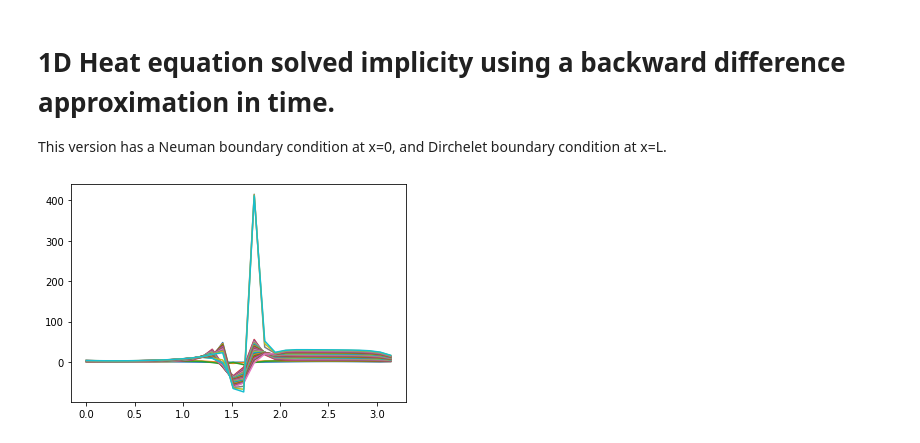
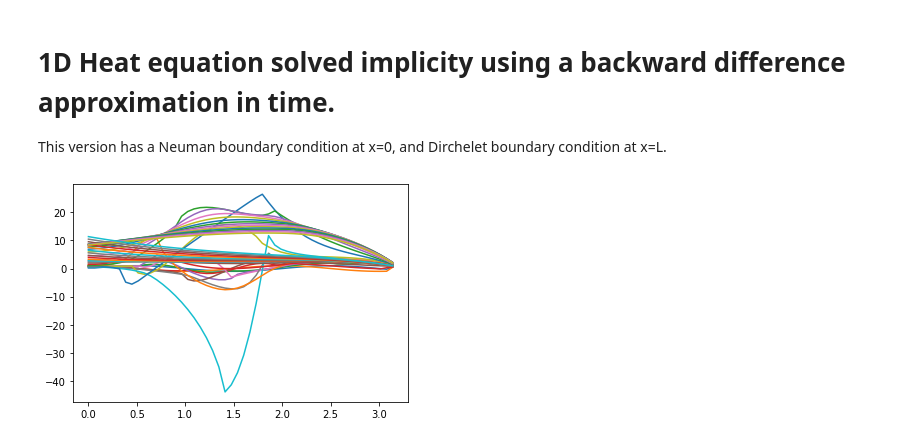
Before and after one commit to Sar314/1D_heat_eqn, a Jupyter notebook: heat_equn_BD_chi(x).ipynb, the cells around one changed output. Cells and saved outputs as stored; diff of their text form; code cells hidden in the pictures.

```diff
--- a/heat_equn_BD_chi(x).ipynb
+++ b/heat_equn_BD_chi(x).ipynb
@@ -24,15 +27,25 @@ t_bound2 = 1   # constant value of the dU(0,t)/dx for Neuman Condition
 x = np.linspace(0,L,N)
 t = np.linspace(0,T,M)
 # %%
-# Initial condition
+# Initial conditions for U
 u_0 = np.zeros((N,1), dtype=float)
 
 for i in range(N):
   u_0[i] = np.sin(np.pi*x[i])
 
 # Boundary Conditions just for initial u, the rest are included in the matrix equation below
-u_0[-1] = t_bound1   # Dirchelet
 u_0[0] = u_0[1]      # Neuman
+u_0[-1] = t_bound2   # Dirchelet
+# %%
+# Initial conditions for n
+n_0 = np.zeros((N,1), dtype=float)
+
+for i in range(N):
+  n_0[i] = np.cos(np.pi*x[i])
+
+# Boundary Conditions just for initial u, the rest are included in the matrix equation below
+n_0[0] = n_0[1]      # Neuman
+n_0[-1] = t_bound4   # Dirchelet
 # %%
 ############################# Source ###############################
 def S(x):                                 # Gaussian Source
@@ -50,61 +63,112 @@ for i in range(N):
 ####################################################################
 # %%
 # Heat equation in terms of approximations with boundary conditions
+
 # reseting u_0 for each run
 for i in range(N):
   u_0[i] = np.sin(np.pi*x[i])
 
 # Boundary Conditions just for initial u, the rest are included in the matrix equation below
-u_0[-1] = t_bound1   # Dirchelet
 u_0[0] = u_0[1]     # Neuman
-
-u_0 = u_0.astype(float)
+u_0[-1] = t_bound2   # Dirchelet
+#u_0 = u_0.astype(float)
 u_1 = np.zeros((N, 1), dtype=object)
 u_out = [u_0]
+
+# reseting n_0 for each run
+for i in range(N):
+  n_0[i] = np.cos(np.pi*x[i])
+
+# Boundary Conditions just for initial u, the rest are included in the matrix equation below
+n_0[0] = n_0[1]     # Neuman
+n_0[-1] = t_bound4   # Dirchelet
+
+n_0 = n_0.astype(float)
+n_1 = np.zeros((N, 1), dtype=object)
+n_out = [n_0]
 
 for j in range(M):  # M steps in time
 
   # Creating the inverted matrix A including Dirchelet and Neuman boundary conditions
 
-  def tridiag(a, b, c, k1=-1, k2=0, k3=1):
+  def tridiag1(a, b, c, k1=-1, k2=0, k3=1):
       return np.diag(a, k1) + np.diag(b, k2) + np.diag(c, k3)
 
   a = np.zeros(N-1)
   b = np.zeros(N)
   c = np.zeros(N-1)
-  chi = np.zeros(N, dtype=object)
+  chi_u = np.zeros(N, dtype=object)
   alpha = np.zeros(N,dtype=object)
+
+  def tridiag2(l, m, k, k1=-1, k2=0, k3=1):
+      return np.diag(i, k1) + np.diag(j, k2) + np.diag(k, k3)
+
+  l = np.zeros(N-1)
+  m = np.zeros(N)
+  k = np.zeros(N-1)
+  chi_n = np.zeros(N, dtype=object)
+  beta = np.zeros(N,dtype=object)
 
 
   # for chi=1/r where can't have 1/0
   #chi[0] = 1
   #for i in range(1,N,1):
-    #chi[i] = 1/x[i]
+    #chi_u[i] = 1/x[i]
 
   for i in range(N):
-    # options for chi: U, sqrt(U), 1/U, 1/r, r
+    # options for chi: U, sqrt(U) - specify row and column for sqrt, 1/U, 1/r, r
     # comment following line when using chi=1/r
-    chi[i] = 1/u_0[i]
-    alpha[i] = chi[i]*dt/dx**2
+    r = u_0[i]
+    chi_u[i] = n_0[i]
+    alpha[i] = chi_u[i]*dt/dx**2
     b[i] = 1 + 2*alpha[i]
   for i in range(N-1):
     a[i] = -alpha[i+1]
   for i in range(N-1):
     c[i] = -alpha[i]
 
-  A = tridiag(a, b, c)
-  A[0, 1] = -2*alpha[1]
-  Inv_A = np.linalg.inv(A)
+    # for chi=1/r where can't have 1/0
+  #chi[0] = 1
+  #for i in range(1,N,1):
+    #chi_n[i] = 1/x[i]
+
+  for i in range(N):
+    # options for chi: U, sqrt(U), 1/U, 1/r, r
+    # comment following line when using chi=1/r
+    chi_n[i] = u_0[i]
+    beta[i] = chi_n[i]*dt/dx**2
+    m[i] = 1 + 2*beta[i]
+  for i in range(N-1):
+    l[i] = -beta[i+1]
+  for i in range(N-1):
+    k[i] = -beta[i]
+
+  A1= tridiag1(a, b, c)
+  A1[0, 1] = -2*alpha[1]
+  Inv_A1 = np.linalg.inv(A1)
+
+  A2= tridiag1(l, m, k)
+  A2[0, 1] = -2*beta[1]
+  Inv_A2 = np.linalg.inv(A2)
 
   # Creating the b vector which results from the boundary conditions
 
-  b = np.zeros((N, 1), dtype=object)
-  b[0], b[-1] = 2*t_bound2*alpha[0]*dx, alpha[-1]*t_bound1
+  b1 = np.zeros((N, 1), dtype=object)
+  b1[0], b1[-1] = 2*t_bound1*alpha[0]*dx, alpha[-1]*t_bound2
 
-  u_1 = np.matmul(Inv_A, (u_0 + b + s))
+  b2 = np.zeros((N, 1), dtype=object)
+  b2[0], b2[-1] = 2*t_bound3*beta[0]*dx, beta[-1]*t_bound4
+
+  u_1 = np.matmul(Inv_A1, (u_0 + b1 + s))
   u_out.append(u_1)
+
+  n_1 = np.matmul(Inv_A2, (n_0 + b2 + s))
+  n_out.append(n_1)
+
   plt.plot(x, u_out[j])
+  plt.plot(x, n_out[j])
   plt.grid()
   u_0 = u_1
+  n_0 = n_1
 # %% [output]
-[figure, old version]
+[figure, new version]
```
Also changed, not shown: parts of 1 cell of this notebook.
